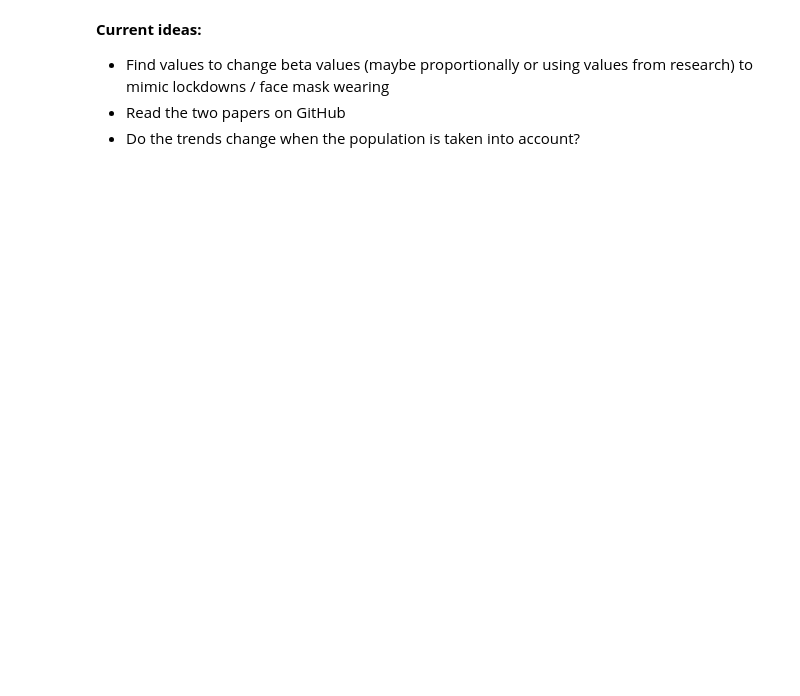
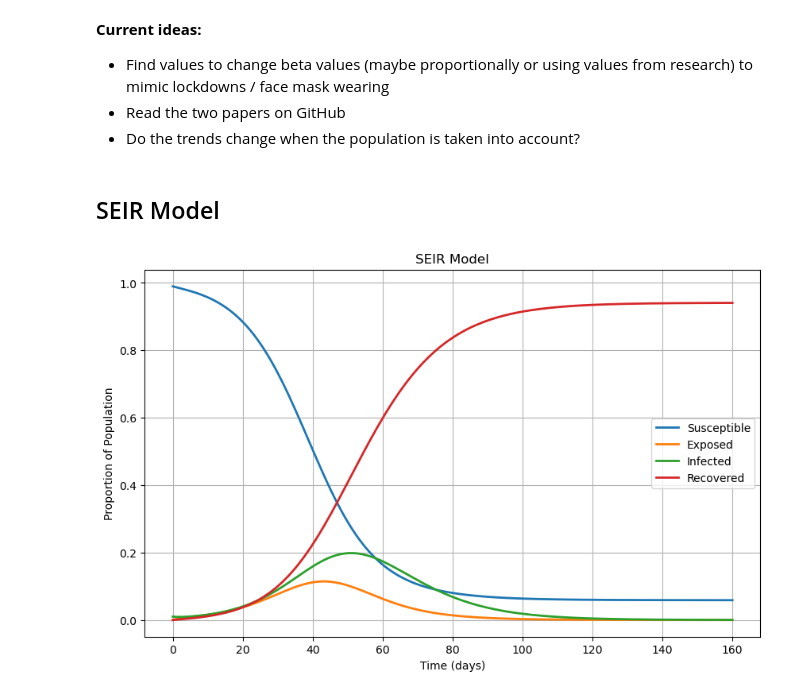
Before and after one commit to Morgo007/Coronavirus-Modelling, a Jupyter notebook: Covid Modelling.ipynb, the cells around one changed output. Cells and saved outputs as stored; diff of their text form; code cells hidden in the pictures; blank space fills up the shorter version.

```diff
--- a/Covid Modelling.ipynb
+++ b/Covid Modelling.ipynb
@@ -105,3 +157,52 @@ plt.show()
 - Find values to change beta values (maybe proportionally or using values from research) to mimic lockdowns / face mask wearing
 - Read the two papers on GitHub
 - Do the trends change when the population is taken into account?
+# %% [markdown]
+## SEIR Model
+# %%
+import numpy as np
+import matplotlib.pyplot as plt
+from scipy.integrate import odeint
+
+# Parameters
+beta = 0.3   # Infection rate
+sigma = 0.2  # Incubation rate (1/incubation period)
+gamma = 0.1  # Recovery rate
+
+# Initial conditions
+S0 = 0.99     # Initial fraction of susceptible population
+E0 = 0.0      # Initial fraction of exposed population
+I0 = 0.01     # Initial fraction of infected population
+R0 = 0.0      # Initial fraction of recovered population
+initial_conditions = [S0, E0, I0, R0]
+
+# Time points (days)
+t = np.linspace(0, 160, 160)
+
+# SEIR model differential equations
+def seir_model(y, t, beta, sigma, gamma):
+    S, E, I, R = y
+    dS_dt = -beta * S * I              # Susceptible equation
+    dE_dt = beta * S * I - sigma * E   # Exposed equation
+    dI_dt = sigma * E - gamma * I      # Infected equation
+    dR_dt = gamma * I                  # Recovered equation
+    return [dS_dt, dE_dt, dI_dt, dR_dt]
+
+# Solve the differential equations
+solution = odeint(seir_model, initial_conditions, t, args=(beta, sigma, gamma))
+S, E, I, R = solution.T
+
+# Plotting the results
+plt.figure(figsize=(10, 6))
+plt.plot(t, S, label='Susceptible', linewidth=2)
+plt.plot(t, E, label='Exposed', linewidth=2)
+plt.plot(t, I, label='Infected', linewidth=2)
+plt.plot(t, R, label='Recovered', linewidth=2)
+plt.xlabel('Time (days)')
+plt.ylabel('Proportion of Population')
+plt.title('SEIR Model')
+plt.legend()
+plt.grid(True)
+plt.show()
+# %% [output]
+[figure, added]
```
Also changed, not shown: parts of 1 cell of this notebook.
